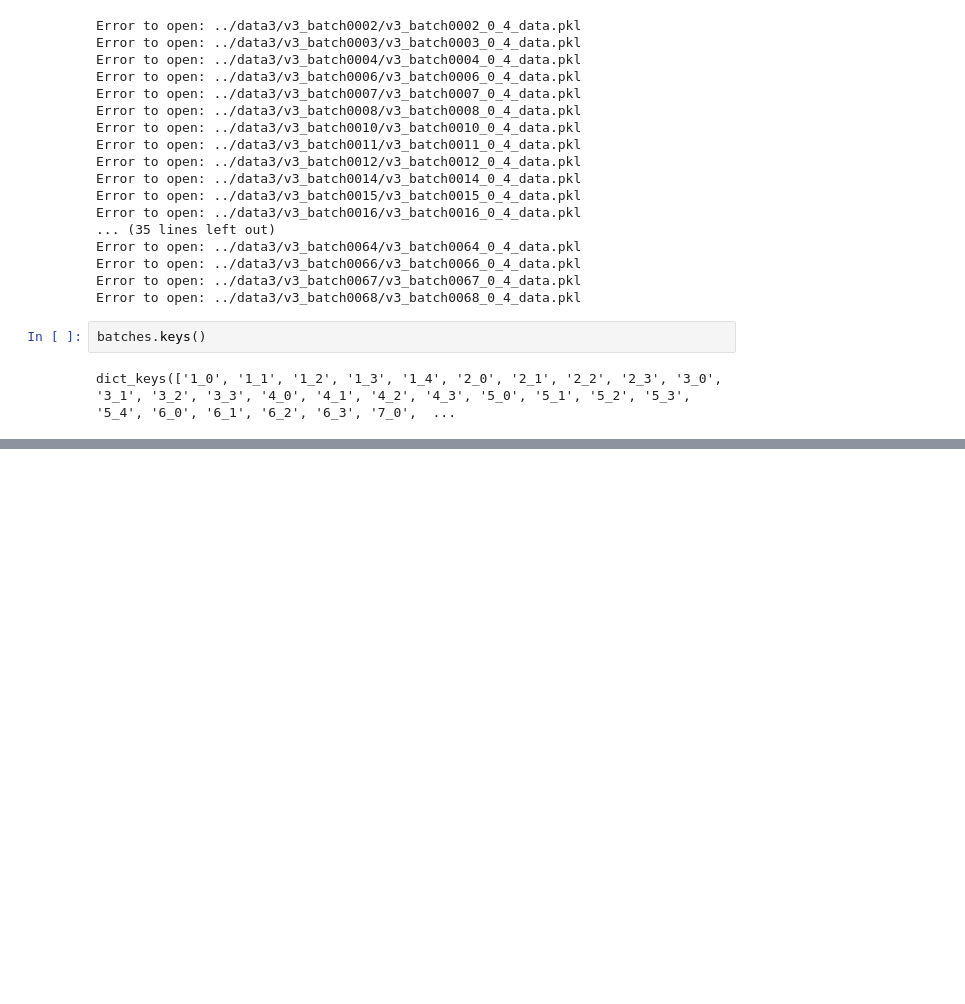
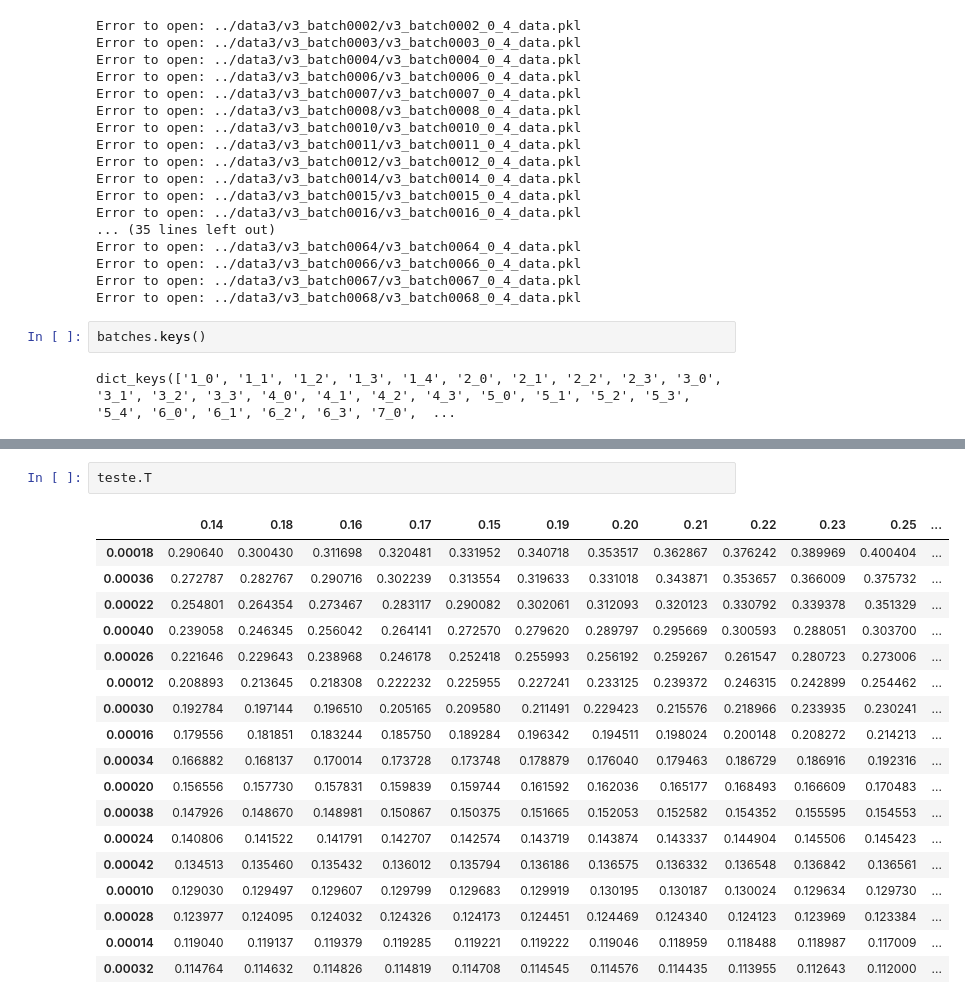
Before and after one commit to FernandoSBorges/chimeras, a Jupyter notebook: notebooks/load_data.ipynb, the cells around one changed output, grey strips where cells are left out. Cells and saved outputs as stored; diff of their text form; blank space fills up the shorter version.

```diff
--- a/notebooks/load_data.ipynb
+++ b/notebooks/load_data.ipynb
@@ -753,0 +758,21 @@ batches['1_4']['cv'][0]
+# %%
+teste.T
+# %% [output]
+|  | 0.14 | 0.18 | 0.16 | 0.17 | 0.15 | 0.19 | 0.20 | 0.21 | 0.22 | 0.23 | 0.25 | ... |
+| 0.00018 | 0.290640 | 0.300430 | 0.311698 | 0.320481 | 0.331952 | 0.340718 | 0.353517 | 0.362867 | 0.376242 | 0.389969 | 0.400404 | ... |
+| 0.00036 | 0.272787 | 0.282767 | 0.290716 | 0.302239 | 0.313554 | 0.319633 | 0.331018 | 0.343871 | 0.353657 | 0.366009 | 0.375732 | ... |
+| 0.00022 | 0.254801 | 0.264354 | 0.273467 | 0.283117 | 0.290082 | 0.302061 | 0.312093 | 0.320123 | 0.330792 | 0.339378 | 0.351329 | ... |
+| 0.00040 | 0.239058 | 0.246345 | 0.256042 | 0.264141 | 0.272570 | 0.279620 | 0.289797 | 0.295669 | 0.300593 | 0.288051 | 0.303700 | ... |
+| 0.00026 | 0.221646 | 0.229643 | 0.238968 | 0.246178 | 0.252418 | 0.255993 | 0.256192 | 0.259267 | 0.261547 | 0.280723 | 0.273006 | ... |
+| 0.00012 | 0.208893 | 0.213645 | 0.218308 | 0.222232 | 0.225955 | 0.227241 | 0.233125 | 0.239372 | 0.246315 | 0.242899 | 0.254462 | ... |
+| 0.00030 | 0.192784 | 0.197144 | 0.196510 | 0.205165 | 0.209580 | 0.211491 | 0.229423 | 0.215576 | 0.218966 | 0.233935 | 0.230241 | ... |
+| 0.00016 | 0.179556 | 0.181851 | 0.183244 | 0.185750 | 0.189284 | 0.196342 | 0.194511 | 0.198024 | 0.200148 | 0.208272 | 0.214213 | ... |
+| 0.00034 | 0.166882 | 0.168137 | 0.170014 | 0.173728 | 0.173748 | 0.178879 | 0.176040 | 0.179463 | 0.186729 | 0.186916 | 0.192316 | ... |
+| 0.00020 | 0.156556 | 0.157730 | 0.157831 | 0.159839 | 0.159744 | 0.161592 | 0.162036 | 0.165177 | 0.168493 | 0.166609 | 0.170483 | ... |
+| 0.00038 | 0.147926 | 0.148670 | 0.148981 | 0.150867 | 0.150375 | 0.151665 | 0.152053 | 0.152582 | 0.154352 | 0.155595 | 0.154553 | ... |
+| 0.00024 | 0.140806 | 0.141522 | 0.141791 | 0.142707 | 0.142574 | 0.143719 | 0.143874 | 0.143337 | 0.144904 | 0.145506 | 0.145423 | ... |
+| 0.00042 | 0.134513 | 0.135460 | 0.135432 | 0.136012 | 0.135794 | 0.136186 | 0.136575 | 0.136332 | 0.136548 | 0.136842 | 0.136561 | ... |
+| 0.00010 | 0.129030 | 0.129497 | 0.129607 | 0.129799 | 0.129683 | 0.129919 | 0.130195 | 0.130187 | 0.130024 | 0.129634 | 0.129730 | ... |
+| 0.00028 | 0.123977 | 0.124095 | 0.124032 | 0.124326 | 0.124173 | 0.124451 | 0.124469 | 0.124340 | 0.124123 | 0.123969 | 0.123384 | ... |
+| 0.00014 | 0.119040 | 0.119137 | 0.119379 | 0.119285 | 0.119221 | 0.119222 | 0.119046 | 0.118959 | 0.118488 | 0.118987 | 0.117009 | ... |
+| 0.00032 | 0.114764 | 0.114632 | 0.114826 | 0.114819 | 0.114708 | 0.114545 | 0.114576 | 0.114435 | 0.113955 | 0.112643 | 0.112000 | ... |
```
Also changed, not shown: parts of 7 cells of this notebook.
